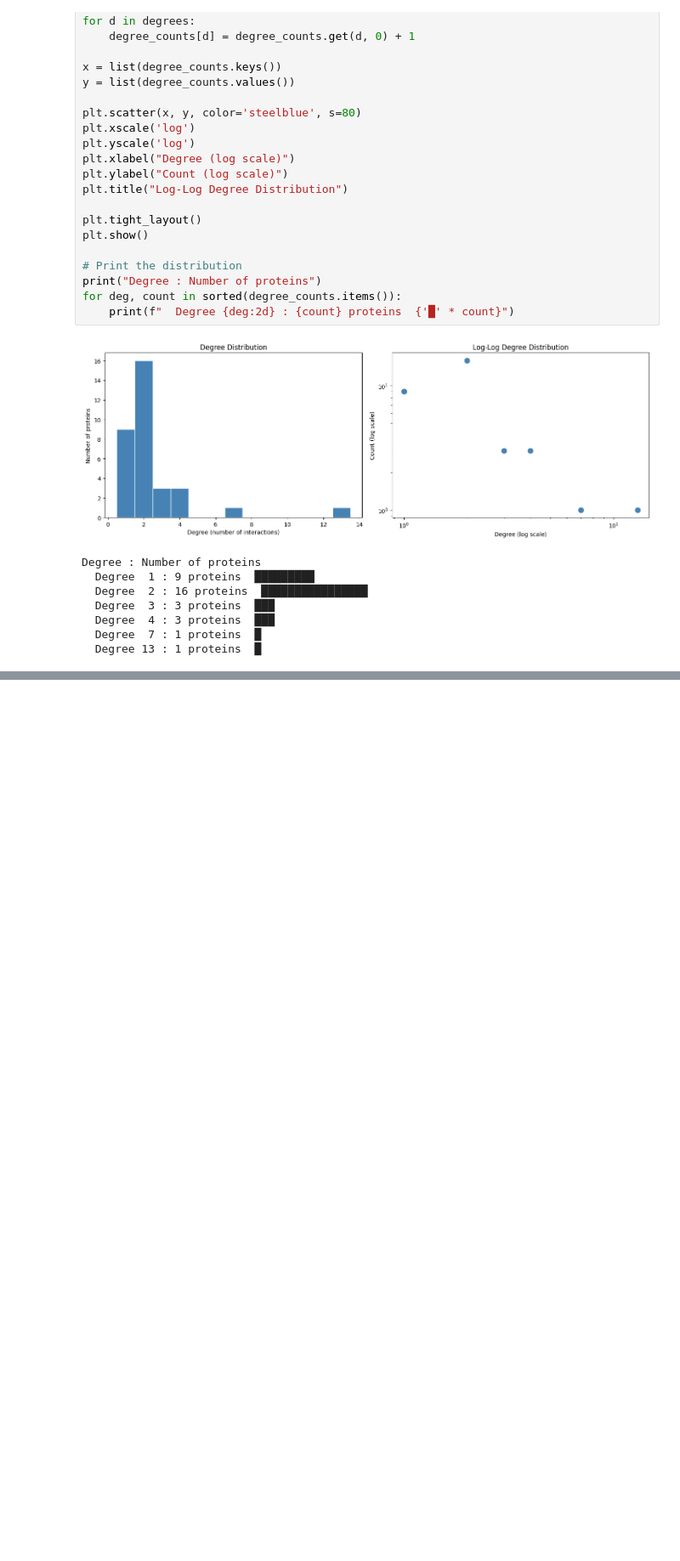
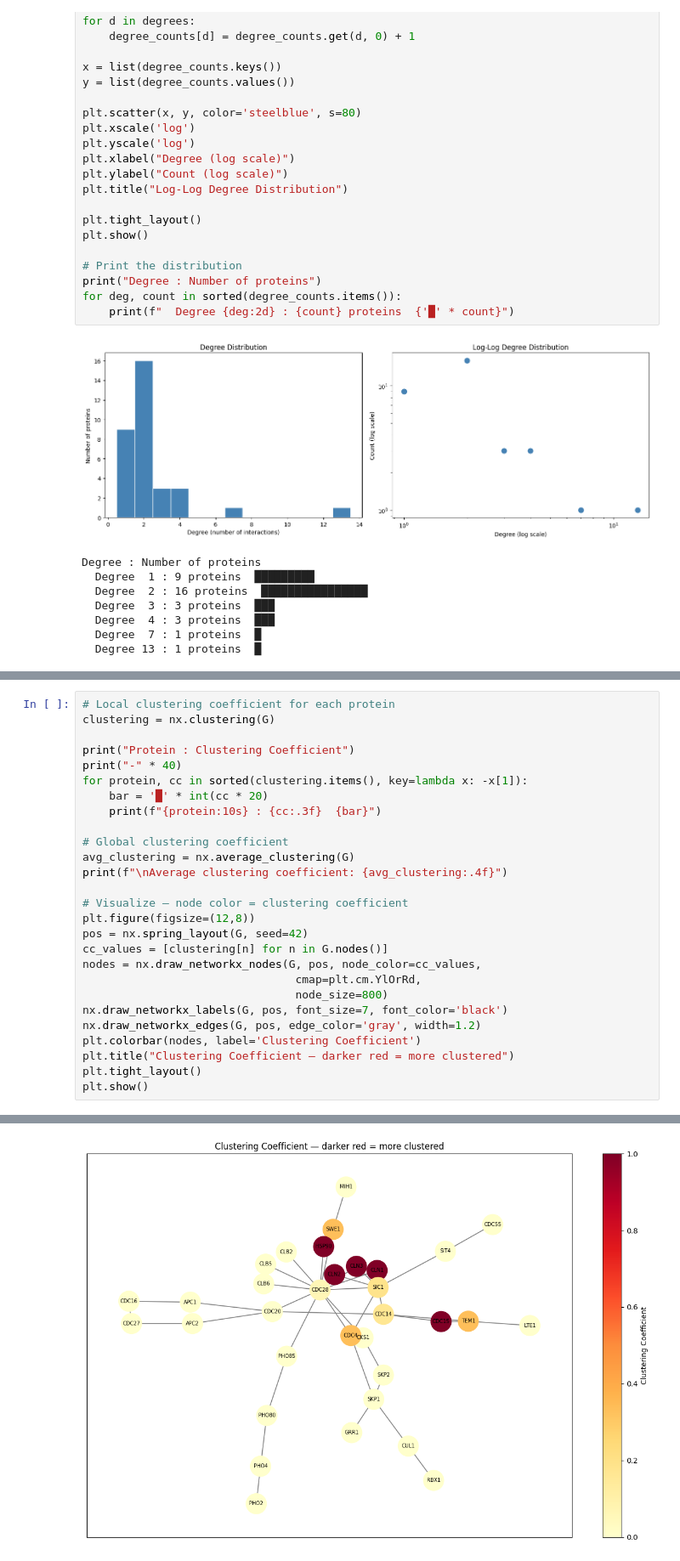
Before and after one commit to aparna-2001/system-biology, a Jupyter notebook: systems_biologyipynb.ipynb, the cells around one changed output, grey strips where cells are left out. Shown at 85% size. Drawn from its saved outputs; the diff is of its cells as text; blank space fills up the shorter version.

```diff
--- a/systems_biologyipynb.ipynb
+++ b/systems_biologyipynb.ipynb
@@ -308,0 +344,28 @@ Degree : Number of proteins
+# %%
+# Local clustering coefficient for each protein
+clustering = nx.clustering(G)
+
+print("Protein : Clustering Coefficient")
+print("-" * 40)
+for protein, cc in sorted(clustering.items(), key=lambda x: -x[1]):
+    bar = '█' * int(cc * 20)
+    print(f"{protein:10s} : {cc:.3f}  {bar}")
+
+# Global clustering coefficient
+avg_clustering = nx.average_clustering(G)
+print(f"\nAverage clustering coefficient: {avg_clustering:.4f}")
+
+# Visualize — node color = clustering coefficient
+plt.figure(figsize=(12,8))
+pos = nx.spring_layout(G, seed=42)
+cc_values = [clustering[n] for n in G.nodes()]
+nodes = nx.draw_networkx_nodes(G, pos, node_color=cc_values,
+                                cmap=plt.cm.YlOrRd,
+                                node_size=800)
+nx.draw_networkx_labels(G, pos, font_size=7, font_color='black')
+nx.draw_networkx_edges(G, pos, edge_color='gray', width=1.2)
+plt.colorbar(nodes, label='Clustering Coefficient')
+plt.title("Clustering Coefficient — darker red = more clustered")
+plt.tight_layout()
+plt.show()
+# %% [output]
@@ -308,0 +389 @@ Degree : Number of proteins
+[figure, added]
```
Also changed, not shown: parts of 7 cells of this notebook.
